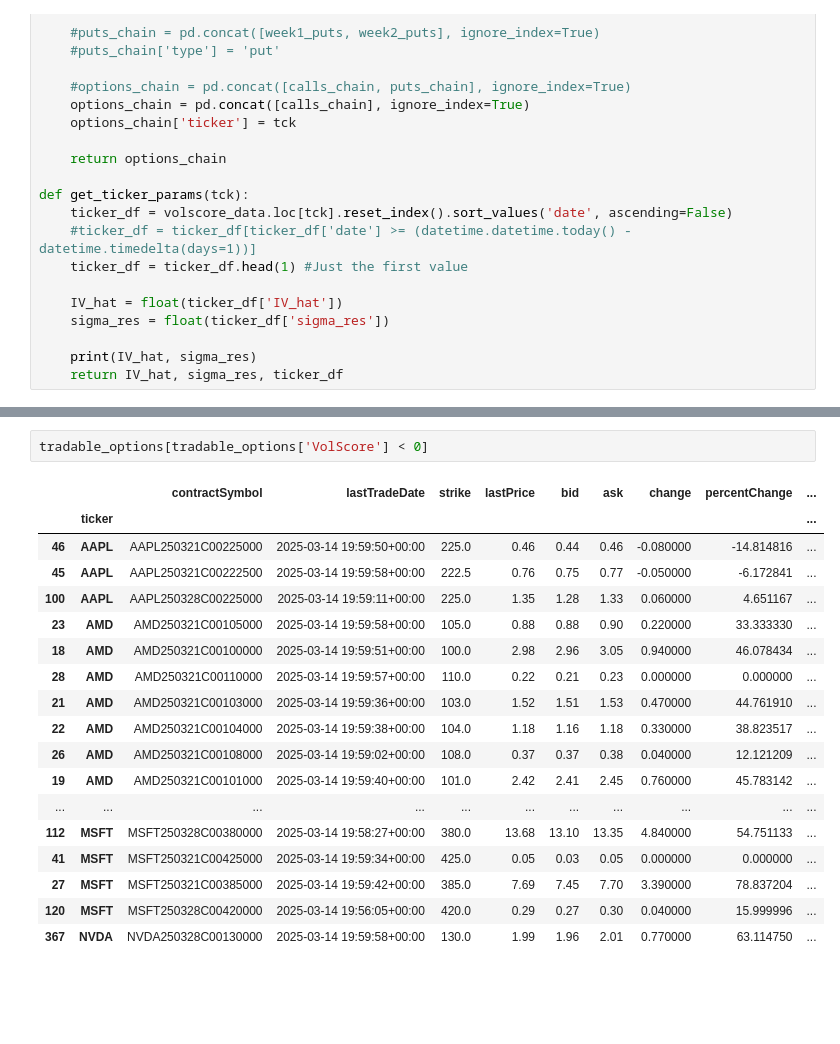
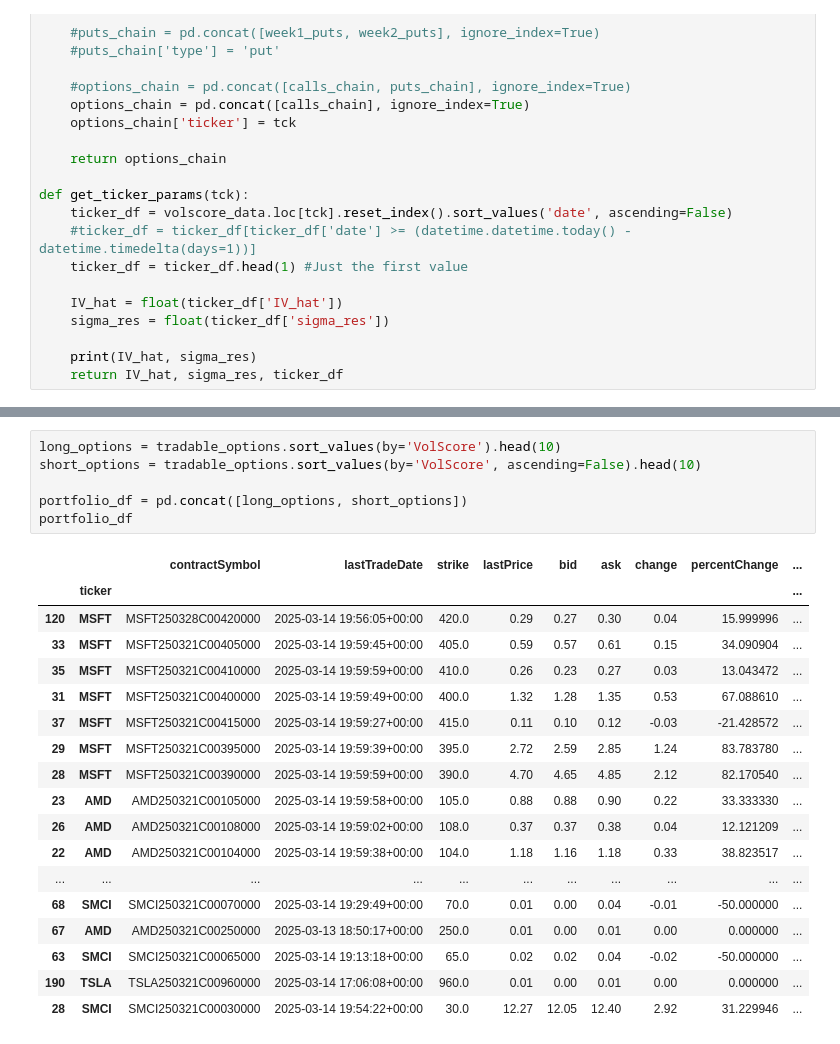
Before and after one commit to vepaan/Barclays-Option-Trading-Strategy, a Jupyter notebook: strat.ipynb, the cells around one changed output, grey strips where cells are left out. Cells and saved outputs as stored; diff of their text form; blank space fills up the shorter version.

Commit message:
building portfolio for efficient frontier

```diff
--- a/strat.ipynb
+++ b/strat.ipynb
@@ -513,22 +513,26 @@ Data appended for SMCI
 Data appended for TSLA
-# %%
-tradable_options[tradable_options['VolScore'] < 0]
-# %% [output]
-|  |  | contractSymbol | lastTradeDate | strike | lastPrice | bid | ask | change | percentChange | ... |
-|  | ticker |  |  |  |  |  |  |  |  | ... |
-| 46 | AAPL | AAPL250321C00225000 | 2025-03-14 19:59:50+00:00 | 225.0 | 0.46 | 0.44 | 0.46 | -0.080000 | -14.814816 | ... |
-| 45 | AAPL | AAPL250321C00222500 | 2025-03-14 19:59:58+00:00 | 222.5 | 0.76 | 0.75 | 0.77 | -0.050000 | -6.172841 | ... |
-| 100 | AAPL | AAPL250328C00225000 | 2025-03-14 19:59:11+00:00 | 225.0 | 1.35 | 1.28 | 1.33 | 0.060000 | 4.651167 | ... |
-| 23 | AMD | AMD250321C00105000 | 2025-03-14 19:59:58+00:00 | 105.0 | 0.88 | 0.88 | 0.90 | 0.220000 | 33.333330 | ... |
-| 18 | AMD | AMD250321C00100000 | 2025-03-14 19:59:51+00:00 | 100.0 | 2.98 | 2.96 | 3.05 | 0.940000 | 46.078434 | ... |
-| 28 | AMD | AMD250321C00110000 | 2025-03-14 19:59:57+00:00 | 110.0 | 0.22 | 0.21 | 0.23 | 0.000000 | 0.000000 | ... |
-| 21 | AMD | AMD250321C00103000 | 2025-03-14 19:59:36+00:00 | 103.0 | 1.52 | 1.51 | 1.53 | 0.470000 | 44.761910 | ... |
-| 22 | AMD | AMD250321C00104000 | 2025-03-14 19:59:38+00:00 | 104.0 | 1.18 | 1.16 | 1.18 | 0.330000 | 38.823517 | ... |
-| 26 | AMD | AMD250321C00108000 | 2025-03-14 19:59:02+00:00 | 108.0 | 0.37 | 0.37 | 0.38 | 0.040000 | 12.121209 | ... |
-| 19 | AMD | AMD250321C00101000 | 2025-03-14 19:59:40+00:00 | 101.0 | 2.42 | 2.41 | 2.45 | 0.760000 | 45.783142 | ... |
-| ... | ... | ... | ... | ... | ... | ... | ... | ... | ... | ... |
-| 112 | MSFT | MSFT250328C00380000 | 2025-03-14 19:58:27+00:00 | 380.0 | 13.68 | 13.10 | 13.35 | 4.840000 | 54.751133 | ... |
-| 41 | MSFT | MSFT250321C00425000 | 2025-03-14 19:59:34+00:00 | 425.0 | 0.05 | 0.03 | 0.05 | 0.000000 | 0.000000 | ... |
-| 27 | MSFT | MSFT250321C00385000 | 2025-03-14 19:59:42+00:00 | 385.0 | 7.69 | 7.45 | 7.70 | 3.390000 | 78.837204 | ... |
-| 120 | MSFT | MSFT250328C00420000 | 2025-03-14 19:56:05+00:00 | 420.0 | 0.29 | 0.27 | 0.30 | 0.040000 | 15.999996 | ... |
-| 367 | NVDA | NVDA250328C00130000 | 2025-03-14 19:59:58+00:00 | 130.0 | 1.99 | 1.96 | 2.01 | 0.770000 | 63.114750 | ... |
+# %%
+long_options = tradable_options.sort_values(by='VolScore').head(10)
+short_options = tradable_options.sort_values(by='VolScore', ascending=False).head(10)
+
+portfolio_df = pd.concat([long_options, short_options])
+portfolio_df
+# %% [output]
+|  |  | contractSymbol | lastTradeDate | strike | lastPrice | bid | ask | change | percentChange | ... |
+|  | ticker |  |  |  |  |  |  |  |  | ... |
+| 120 | MSFT | MSFT250328C00420000 | 2025-03-14 19:56:05+00:00 | 420.0 | 0.29 | 0.27 | 0.30 | 0.04 | 15.999996 | ... |
+| 33 | MSFT | MSFT250321C00405000 | 2025-03-14 19:59:45+00:00 | 405.0 | 0.59 | 0.57 | 0.61 | 0.15 | 34.090904 | ... |
+| 35 | MSFT | MSFT250321C00410000 | 2025-03-14 19:59:59+00:00 | 410.0 | 0.26 | 0.23 | 0.27 | 0.03 | 13.043472 | ... |
+| 31 | MSFT | MSFT250321C00400000 | 2025-03-14 19:59:49+00:00 | 400.0 | 1.32 | 1.28 | 1.35 | 0.53 | 67.088610 | ... |
+| 37 | MSFT | MSFT250321C00415000 | 2025-03-14 19:59:27+00:00 | 415.0 | 0.11 | 0.10 | 0.12 | -0.03 | -21.428572 | ... |
+| 29 | MSFT | MSFT250321C00395000 | 2025-03-14 19:59:39+00:00 | 395.0 | 2.72 | 2.59 | 2.85 | 1.24 | 83.783780 | ... |
+| 28 | MSFT | MSFT250321C00390000 | 2025-03-14 19:59:59+00:00 | 390.0 | 4.70 | 4.65 | 4.85 | 2.12 | 82.170540 | ... |
+| 23 | AMD | AMD250321C00105000 | 2025-03-14 19:59:58+00:00 | 105.0 | 0.88 | 0.88 | 0.90 | 0.22 | 33.333330 | ... |
+| 26 | AMD | AMD250321C00108000 | 2025-03-14 19:59:02+00:00 | 108.0 | 0.37 | 0.37 | 0.38 | 0.04 | 12.121209 | ... |
+| 22 | AMD | AMD250321C00104000 | 2025-03-14 19:59:38+00:00 | 104.0 | 1.18 | 1.16 | 1.18 | 0.33 | 38.823517 | ... |
+| ... | ... | ... | ... | ... | ... | ... | ... | ... | ... | ... |
+| 68 | SMCI | SMCI250321C00070000 | 2025-03-14 19:29:49+00:00 | 70.0 | 0.01 | 0.00 | 0.04 | -0.01 | -50.000000 | ... |
+| 67 | AMD | AMD250321C00250000 | 2025-03-13 18:50:17+00:00 | 250.0 | 0.01 | 0.00 | 0.01 | 0.00 | 0.000000 | ... |
+| 63 | SMCI | SMCI250321C00065000 | 2025-03-14 19:13:18+00:00 | 65.0 | 0.02 | 0.02 | 0.04 | -0.02 | -50.000000 | ... |
+| 190 | TSLA | TSLA250321C00960000 | 2025-03-14 17:06:08+00:00 | 960.0 | 0.01 | 0.00 | 0.01 | 0.00 | 0.000000 | ... |
+| 28 | SMCI | SMCI250321C00030000 | 2025-03-14 19:54:22+00:00 | 30.0 | 12.27 | 12.05 | 12.40 | 2.92 | 31.229946 | ... |
```
Also changed, not shown: parts of 1 cell of this notebook.
